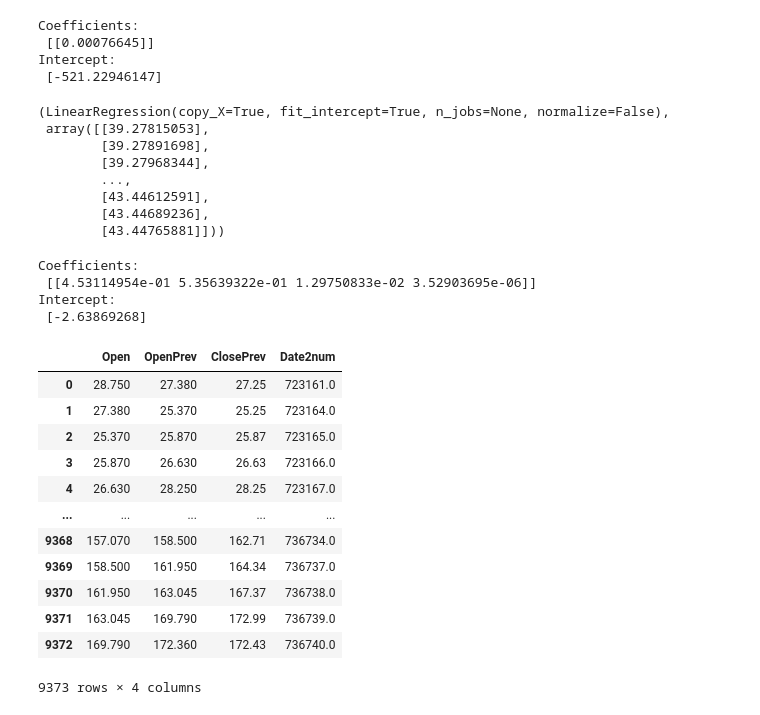
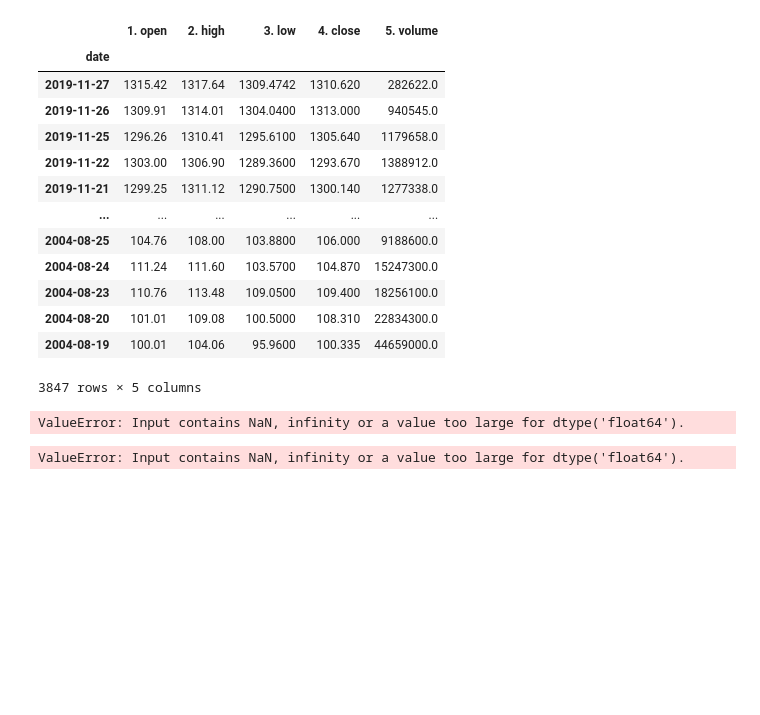
Before and after one commit to gaurangdavda/InvestoBot, a Jupyter notebook: Training/stock_prediction.ipynb, the cells around one changed output. Saved outputs shown, nothing was run; the diff lists cells and outputs as text; code cells hidden in the pictures; blank space fills up the shorter version.

```diff
--- a/Training/stock_prediction.ipynb
+++ b/Training/stock_prediction.ipynb
@@ -27,3 +7,24 @@ data
+# %%
+key = 'E4M6BVAOLPUG2OL7'
+ts = TimeSeries(key, output_format='pandas')
+# %%
+data, googl_meta_data = ts.get_daily('GOOGL', outputsize='full')
+data
+# %% [output]
+|  | 1. open | 2. high | 3. low | 4. close | 5. volume |
+| date |  |  |  |  |  |
+| 2019-11-27 | 1315.42 | 1317.64 | 1309.4742 | 1310.620 | 282622.0 |
+| 2019-11-26 | 1309.91 | 1314.01 | 1304.0400 | 1313.000 | 940545.0 |
+| 2019-11-25 | 1296.26 | 1310.41 | 1295.6100 | 1305.640 | 1179658.0 |
+| 2019-11-22 | 1303.00 | 1306.90 | 1289.3600 | 1293.670 | 1388912.0 |
+| 2019-11-21 | 1299.25 | 1311.12 | 1290.7500 | 1300.140 | 1277338.0 |
+| ... | ... | ... | ... | ... | ... |
+| 2004-08-25 | 104.76 | 108.00 | 103.8800 | 106.000 | 9188600.0 |
+| 2004-08-24 | 111.24 | 111.60 | 103.5700 | 104.870 | 15247300.0 |
+| 2004-08-23 | 110.76 | 113.48 | 109.0500 | 109.400 | 18256100.0 |
+| 2004-08-20 | 101.01 | 109.08 | 100.5000 | 108.310 | 22834300.0 |
+| 2004-08-19 | 100.01 | 104.06 | 95.9600 | 100.335 | 44659000.0 |
+3847 rows × 5 columns
 # %%
 path = str(os.getcwd()) + "/" + "data"
 data.to_csv("trainData.csv")
@@ -158,48 +136,21 @@ write_train(prices_train)
 
 X, y = read_val()
 
-X['Date2num'] = X['Date'].apply(lambda x: mdates.date2num(x))
-date = X.loc[:, ['Date']]
-del X['Date']
+X['Date2num'] = X['date'].apply(lambda x: mdates.date2num(x))
+date = X.loc[:, ['date']]
+del X['date']
 
 X1 = modify(X, [])
 predict_and_plot(X1,date)
 # %% [output]
-Coefficients:
- [[0.00076645]]
-Intercept:
- [-521.22946147]
+ValueError: Input contains NaN, infinity or a value too large for dtype('float64').
-(LinearRegression(copy_X=True, fit_intercept=True, n_jobs=None, normalize=False),
- array([[39.27815053],
-        [39.27891698],
-        [39.27968344],
-        ...,
-        [43.44612591],
-        [43.44689236],
-        [43.44765881]]))
 # %%
 #X2 = modify(X, ['Open'])
 #lr,close_val=predict_and_plot(X2, date)
 
-X3 = modify(X, ['Open','OpenPrev','ClosePrev'])
+X3 = modify(X, ['open','OpenPrev','ClosePrev'])
 lr,close_val=predict_and_plot(X3, date)
 X3
 # %% [output]
-Coefficients:
- [[4.53114954e-01 5.35639322e-01 1.29750833e-02 3.52903695e-06]]
-Intercept:
- [-2.63869268]
+ValueError: Input contains NaN, infinity or a value too large for dtype('float64').
-|  | Open | OpenPrev | ClosePrev | Date2num |
-| 0 | 28.750 | 27.380 | 27.25 | 723161.0 |
-| 1 | 27.380 | 25.370 | 25.25 | 723164.0 |
-| 2 | 25.370 | 25.870 | 25.87 | 723165.0 |
-| 3 | 25.870 | 26.630 | 26.63 | 723166.0 |
-| 4 | 26.630 | 28.250 | 28.25 | 723167.0 |
-| ... | ... | ... | ... | ... |
-| 9368 | 157.070 | 158.500 | 162.71 | 736734.0 |
-| 9369 | 158.500 | 161.950 | 164.34 | 736737.0 |
-| 9370 | 161.950 | 163.045 | 167.37 | 736738.0 |
-| 9371 | 163.045 | 169.790 | 172.99 | 736739.0 |
-| 9372 | 169.790 | 172.360 | 172.43 | 736740.0 |
-9373 rows × 4 columns
 # %%
```
Also changed, not shown: parts of 7 cells of this notebook, 2 other files.
